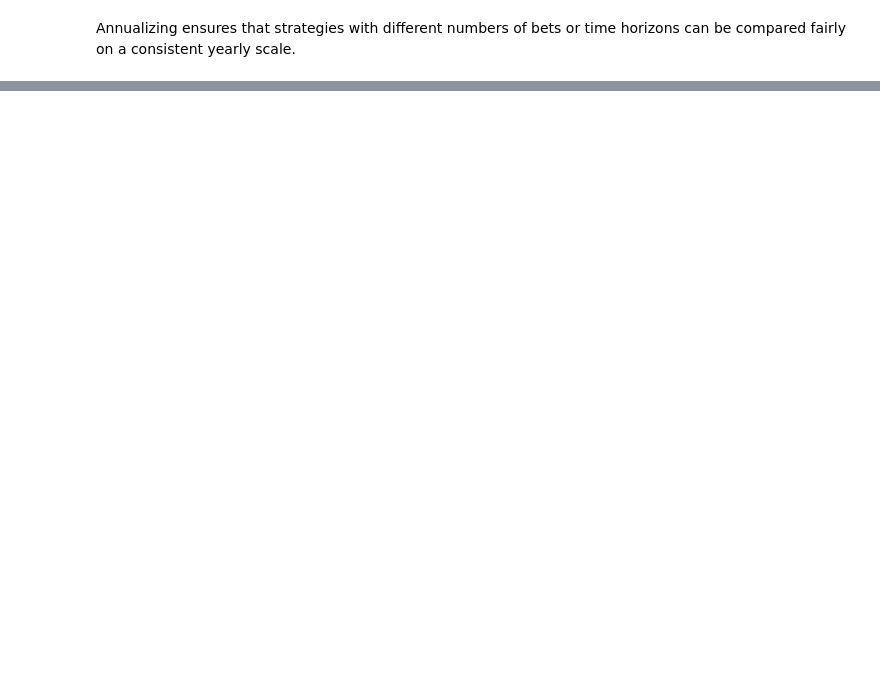
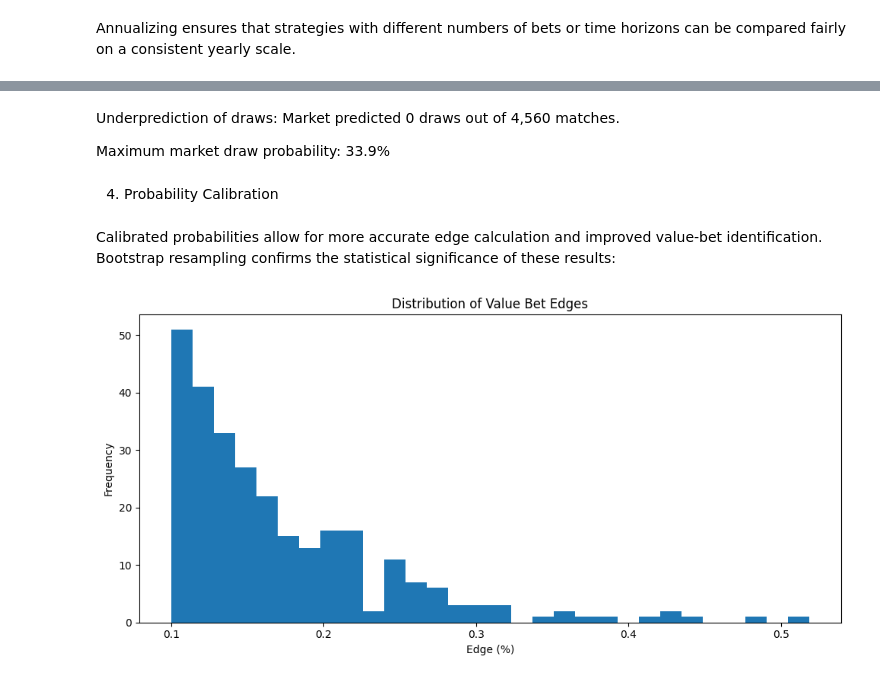
Before and after one commit to Radina01/sMArtYBEt, a Jupyter notebook: Documentation.ipynb, the cells around one changed output, grey strips where cells are left out. Saved outputs shown, nothing was run; the diff lists cells and outputs as text; code cells hidden in the pictures; blank space fills up the shorter version.

Commit message:
hypertuning, save model, refactoring, documentation

```diff
--- a/Documentation.ipynb
+++ b/Documentation.ipynb
@@ -122,0 +143,11 @@ Annualizing ensures that strategies with different numbers of bets or time horiz
+# %%
+from data_features.data_collector import DataCollector
+from diagrams_analyses.diagrams import plot_bankroll_over_time, plot_edge_distribution, plot_calibration_curve, \
+    plot_bootstrap_roi_distribution, plot_ev_vs_profit
+from main import main, print_models_accuracies, load_data
+from diagrams_analyses.prob_analyses import analyze_market_performance
+from bets_evaluations.simulations import bets_simulations, print_simulation_report
+from models.model import create_baseline_model
+
+model, calibrated_model, X_test_last, y_test_last, test_indexed, prepare_features = main()
+trainer, prepare_features, clean_data, X, y = load_data()
@@ -122,0 +176,5 @@ Annualizing ensures that strategies with different numbers of bets or time horiz
+# %%
+equity_fixed, equity_kelly, bets_with_stakes, roi_results, value_bets_df = bets_simulations(calibrated_model,
+                                                                                            X_test_last, test_indexed)
+print_simulation_report(equity_fixed, equity_kelly, bets_with_stakes, roi_results)
+plot_bankroll_over_time(equity_fixed, equity_kelly)
@@ -122,0 +234,13 @@ Annualizing ensures that strategies with different numbers of bets or time horiz
+# %% [markdown]
+
+Underprediction of draws: Market predicted 0 draws out of 4,560 matches.
+
+Maximum market draw probability: 33.9%
+# %% [markdown]
+4. Probability Calibration
+# %% [markdown]
+Calibrated probabilities allow for more accurate edge calculation and improved value-bet identification. Bootstrap resampling confirms the statistical significance of these results:
+# %%
+plot_edge_distribution(value_bets_df)
+# %% [output]
+[figure, added]
```
Also changed, not shown: parts of 55 cells of this notebook, 20 other files.
